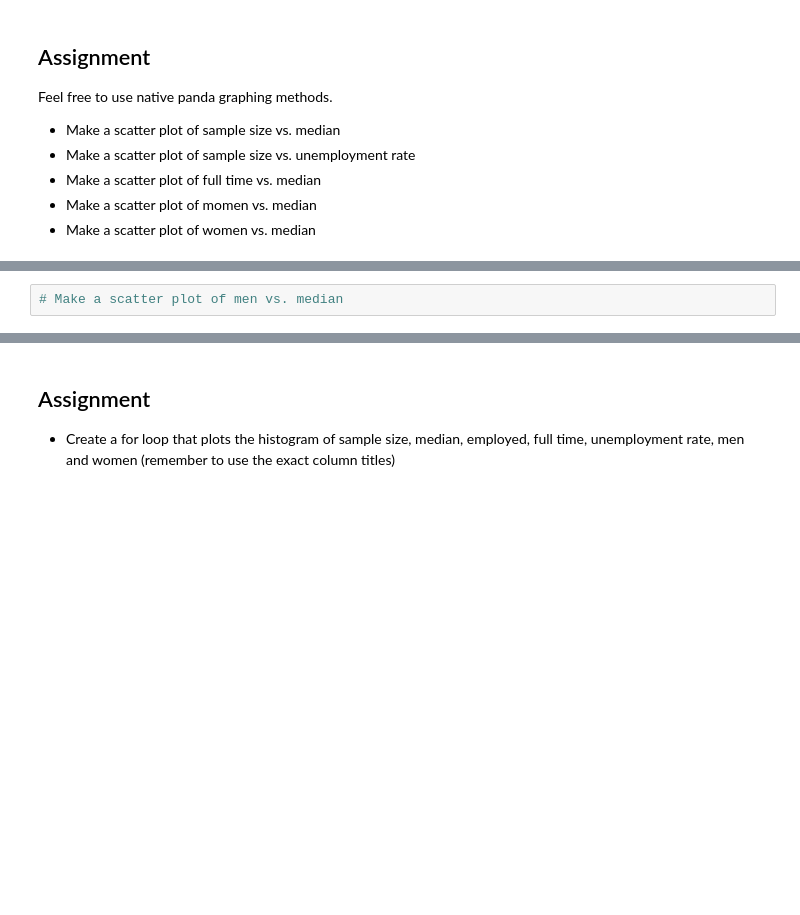
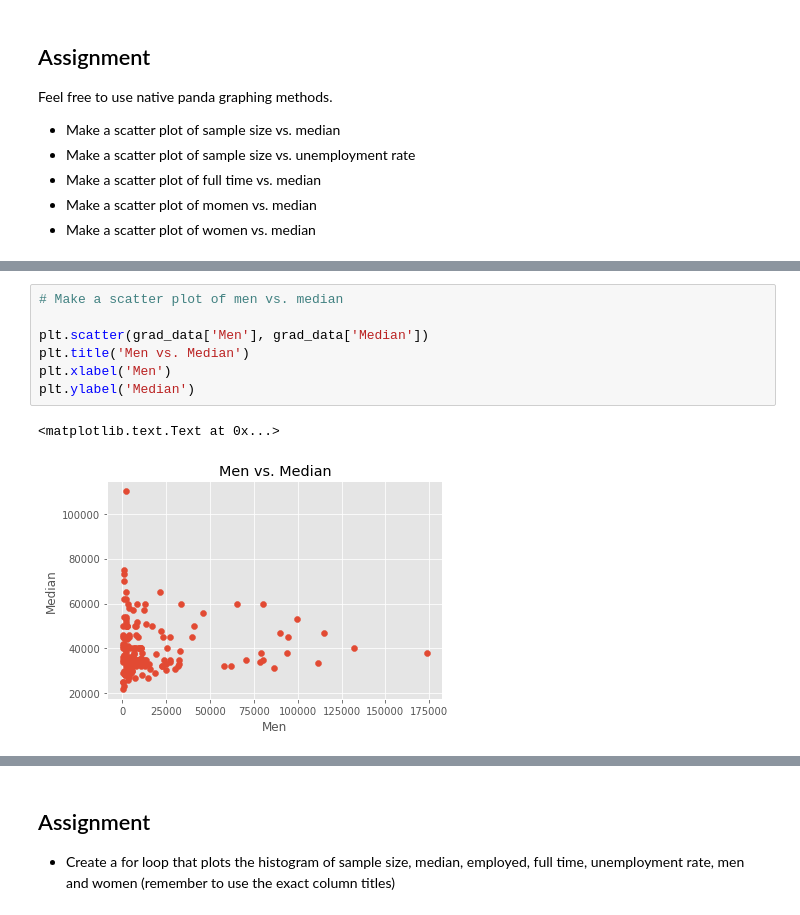
Before and after one commit to cfung/k2_datascience, a Jupyter notebook: foundations/college_majors_exercises.ipynb, the cells around one changed output, grey strips where cells are left out. Cells and saved outputs as stored; diff of their text form; blank space fills up the shorter version.

```diff
--- a/foundations/college_majors_exercises.ipynb
+++ b/foundations/college_majors_exercises.ipynb
@@ -121,4 +124,12 @@ plt.ylabel('Median')
 # %%
 # Make a scatter plot of men vs. median
+
+plt.scatter(grad_data['Men'], grad_data['Median'])
+plt.title('Men vs. Median')
+plt.xlabel('Men')
+plt.ylabel('Median')
+# %% [output]
+<matplotlib.text.Text at 0x...>
+[figure, added]
 # %%
 # Make a scatter plot of women vs. median
```
Also changed, not shown: parts of 8 cells of this notebook.
